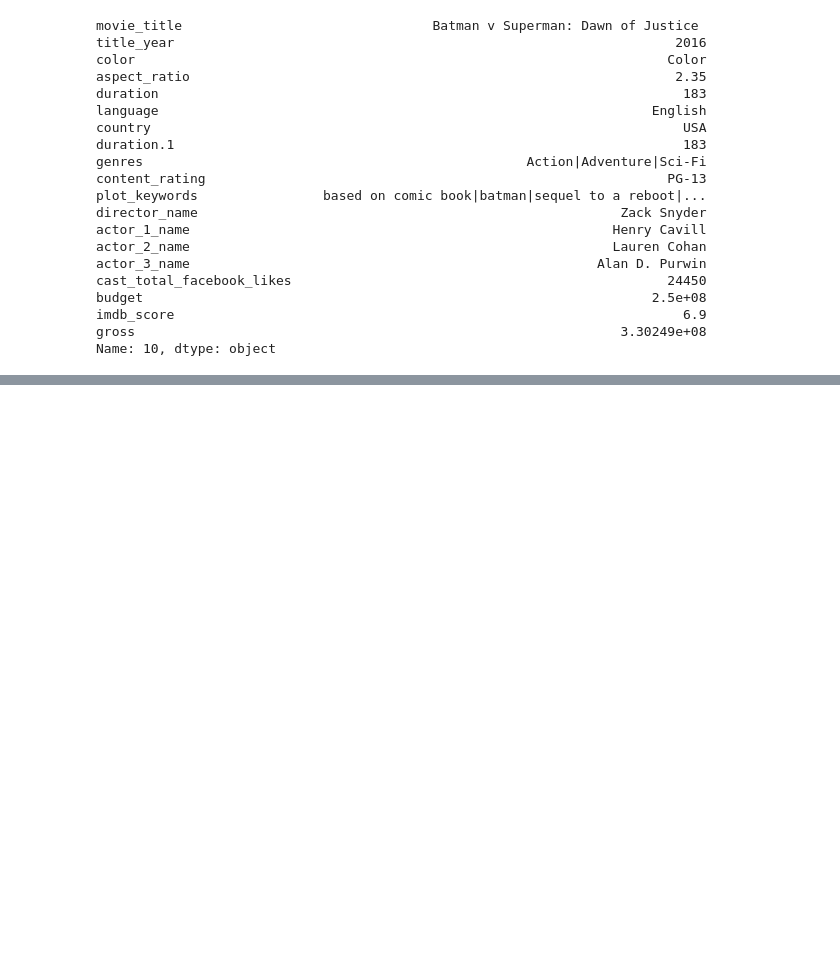
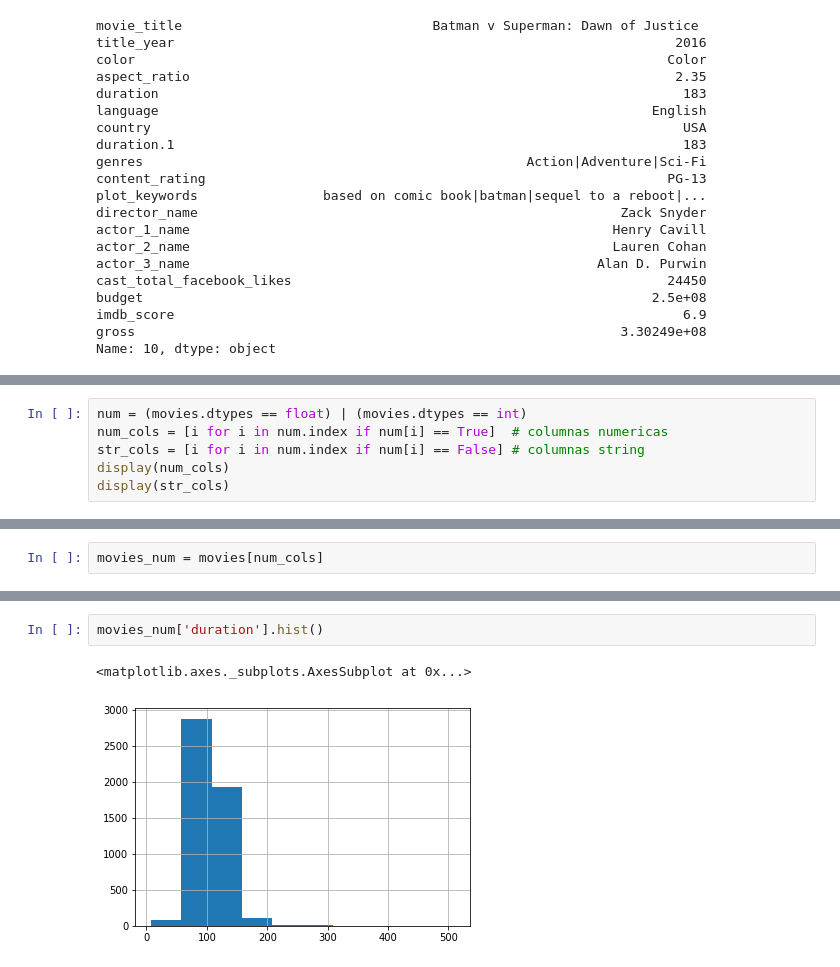
Before and after one commit to Byhako/Platzy, a Jupyter notebook: ai/Ejemplos.ipynb, the cells around one changed output, grey strips where cells are left out. Saved outputs shown, nothing was run; the diff lists cells and outputs as text; blank space fills up the shorter version.

```diff
--- a/ai/Ejemplos.ipynb
+++ b/ai/Ejemplos.ipynb
@@ -68,0 +124,6 @@ KeyError: 'the label [movies_title] is not in the [columns]'
+# %%
+num = (movies.dtypes == float) | (movies.dtypes == int)
+num_cols = [i for i in num.index if num[i] == True]  # columnas numericas
+str_cols = [i for i in num.index if num[i] == False] # columnas string
+display(num_cols)
+display(str_cols)
@@ -68,0 +154,2 @@ KeyError: 'the label [movies_title] is not in the [columns]'
+# %%
+movies_num = movies[num_cols]
@@ -68,0 +170,5 @@ KeyError: 'the label [movies_title] is not in the [columns]'
+# %%
+movies_num['duration'].hist()
+# %% [output]
+<matplotlib.axes._subplots.AxesSubplot at 0x...>
+[figure, added]
```
Also changed, not shown: parts of 33 cells of this notebook.
